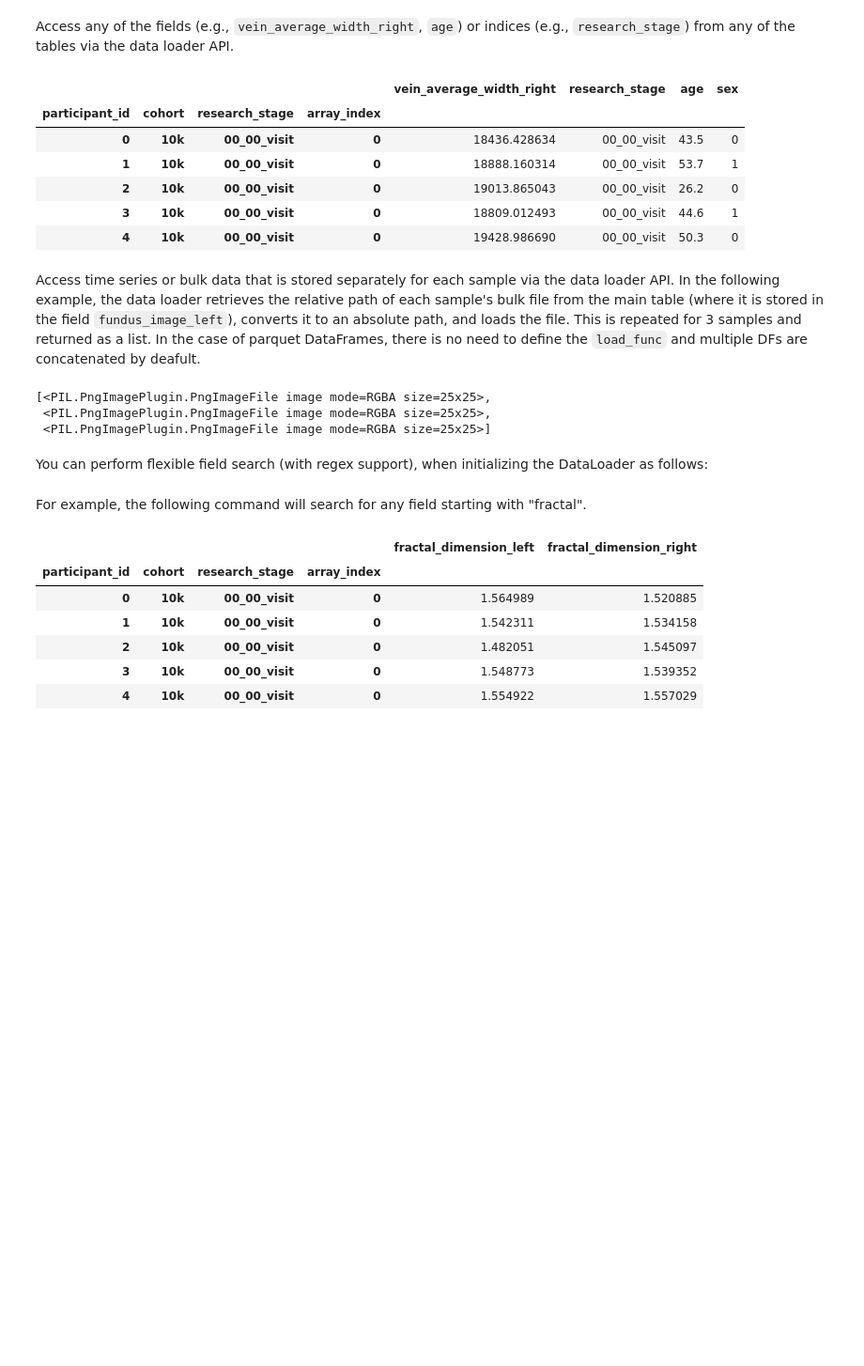
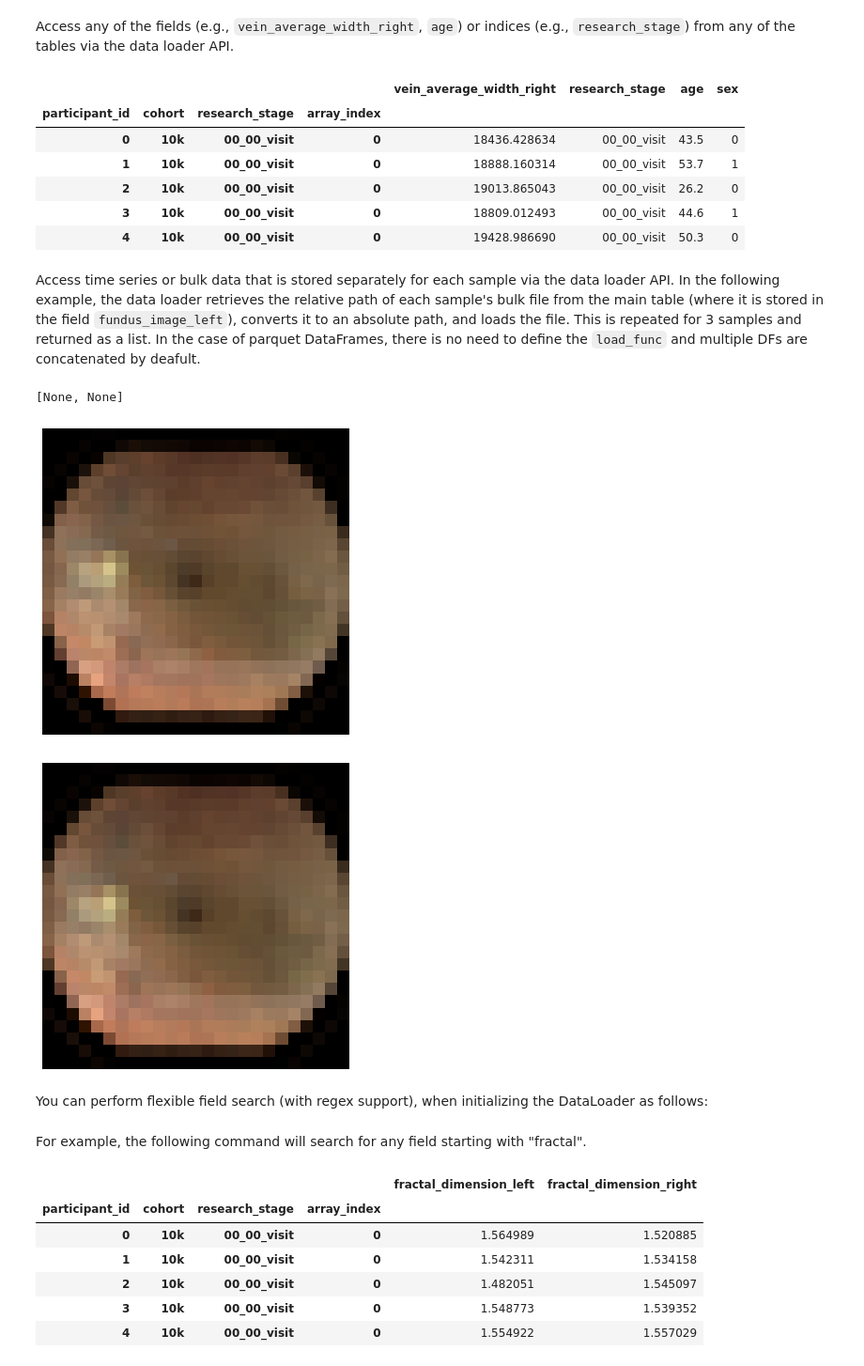
Before and after one commit to pheno-ai/pheno-utils, a Jupyter notebook: nbs/05_data_loader.ipynb, the cells around one changed output. Shown at 94% size. Cells and saved outputs as stored; diff of their text form; code cells hidden in the pictures; blank space fills up the shorter version.

```diff
--- a/nbs/05_data_loader.ipynb
+++ b/nbs/05_data_loader.ipynb
@@ -380,6 +384,26 @@ class DataLoader:
         if path.startswith('s3://'):
            return path
         return glob(path)[0]
+
+    def describe_field(self, fields: Union[str,List[str]], return_summary: bool=False):
+        """
+        Display a summary dataframe for the specified fields from all tables
+
+        Args:
+            fields (List[str]): Fields to return
+            return_summary (Bool): whether to return the summary dataframe
+
+        Returns:
+            pd.DataFrame: Data for the specified fields from all tables
+        """
+        if isinstance(fields, str):
+            fields = [fields]
+
+        summary_df = pd.concat([self.dict.loc[fields,:].T,
+                                custom_describe(self[fields])])
+        display(summary_df)
+        if return_summary:
+            return summary_df
 # %% [markdown]
 Use the dataset name to load the dataset. It may contain multiple tables. Age / sex will be added to the data by default. The default `base_path` is set to work on the research platform.
 # %%
@@ -439,11 +483,11 @@ from PIL import Image
 
 dl.dfs['fundus']['fundus_image_left'] = [f'M0/images/fundus_{i}.png' for i in range(5)]
 # %%
-dl.load_sample_data('fundus_image_left', [0, 1, 2], load_func=Image.open)
+dl.load_sample_data('fundus_image_left', [0, 1], load_func=show_fundus)
 # %% [output]
-[<PIL.PngImagePlugin.PngImageFile image mode=RGBA size=25x25>,
- <PIL.PngImagePlugin.PngImageFile image mode=RGBA size=25x25>,
- <PIL.PngImagePlugin.PngImageFile image mode=RGBA size=25x25>]
+[None, None]
+[figure, added]
+[figure, added]
 # %% [markdown]
 You can perform flexible field search (with regex support), when initializing the DataLoader as follows:
 # %%
```
Also changed, not shown: parts of 7 cells of this notebook, 42 other files.
